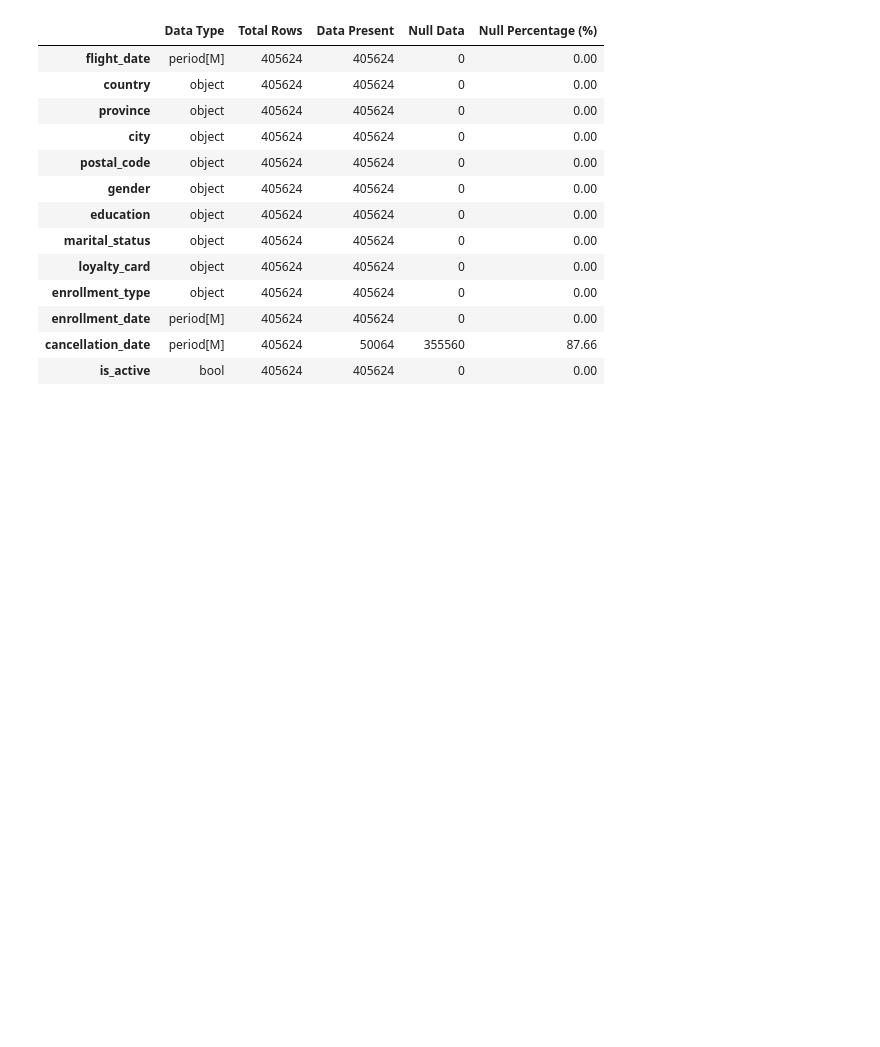
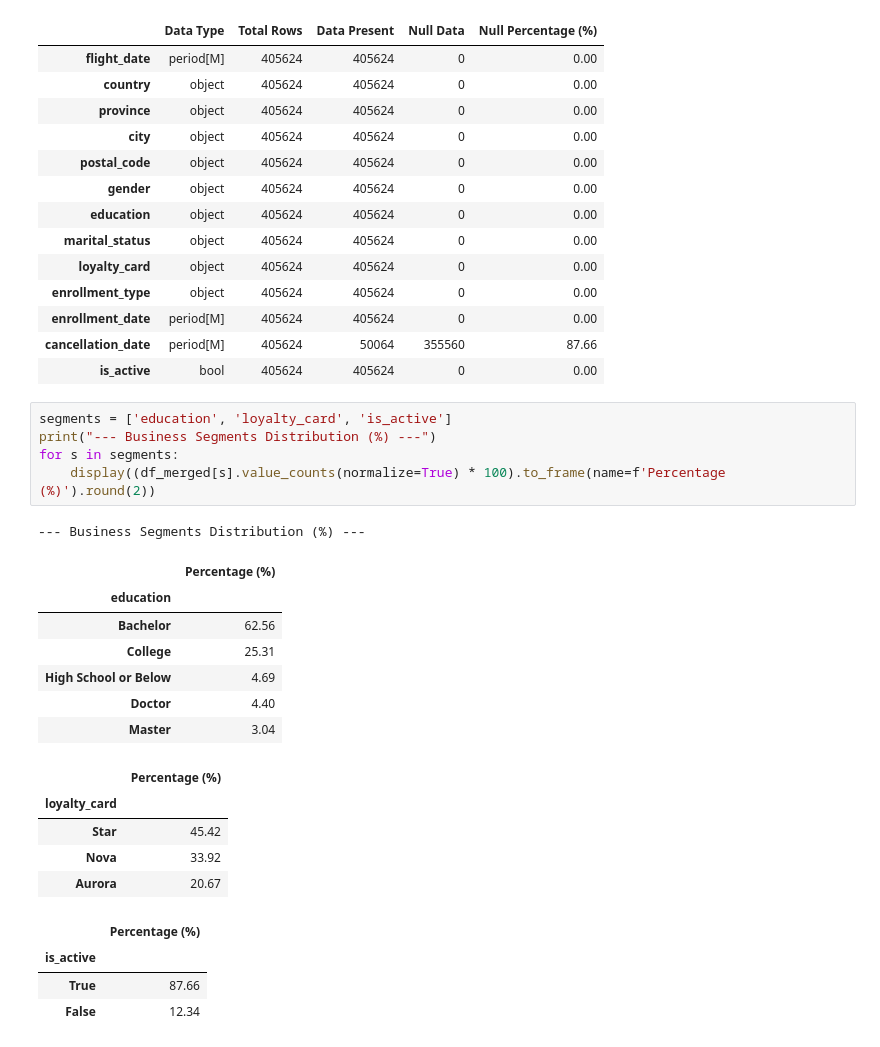
Before and after one commit to Adalab/bda-modulo-3-evaluacion-final-nataliapozoaraque-hash, a Jupyter notebook: flight_loyalty.analysis.ipynb, the cells around one changed output. Saved outputs shown, nothing was run; the diff lists cells and outputs as text; blank space fills up the shorter version.

```diff
--- a/flight_loyalty.analysis.ipynb
+++ b/flight_loyalty.analysis.ipynb
@@ -519,3 +571,26 @@ display(categoric_summary)
 | enrollment_date | period[M] | 405624 | 405624 | 0 | 0.00 |
 | cancellation_date | period[M] | 405624 | 50064 | 355560 | 87.66 |
 | is_active | bool | 405624 | 405624 | 0 | 0.00 |
+# %%
+segments = ['education', 'loyalty_card', 'is_active']
+print("--- Business Segments Distribution (%) ---")
+for s in segments:
+    display((df_merged[s].value_counts(normalize=True) * 100).to_frame(name=f'Percentage (%)').round(2))
+# %% [output]
+--- Business Segments Distribution (%) ---
+|  | Percentage (%) |
+| education |  |
+| Bachelor | 62.56 |
+| College | 25.31 |
+| High School or Below | 4.69 |
+| Doctor | 4.40 |
+| Master | 3.04 |
+|  | Percentage (%) |
+| loyalty_card |  |
+| Star | 45.42 |
+| Nova | 33.92 |
+| Aurora | 20.67 |
+|  | Percentage (%) |
+| is_active |  |
+| True | 87.66 |
+| False | 12.34 |
```
Also changed, not shown: parts of 6 cells of this notebook.
